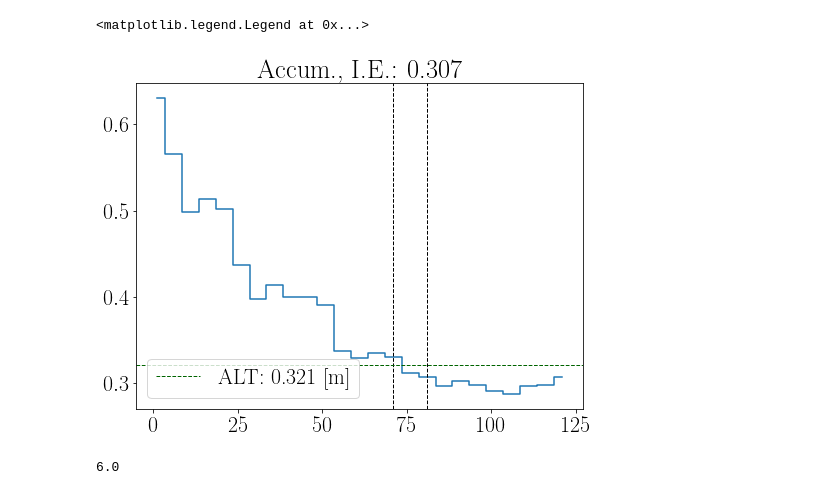
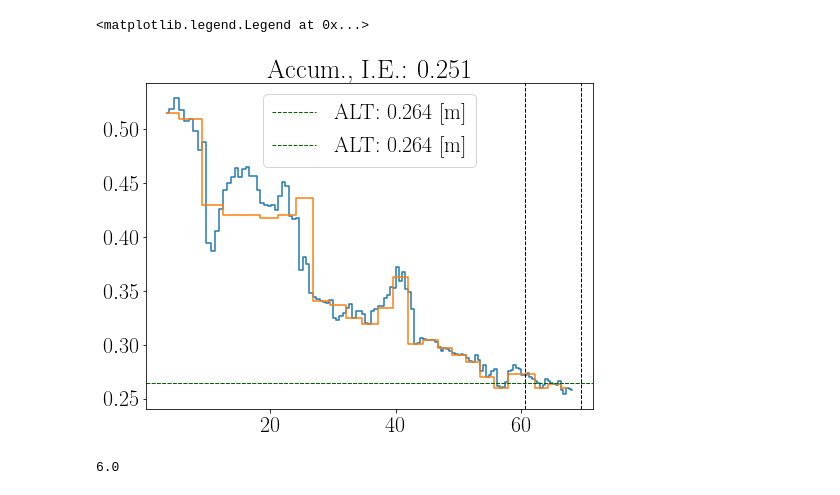
Before and after one commit to TheaQG/AWI_Bcores_Analysis, a Jupyter notebook: Constraints.ipynb, the cells around one changed output. Saved outputs shown, nothing was run; the diff lists cells and outputs as text; code cells hidden in the pictures.

```diff
--- a/Constraints.ipynb
+++ b/Constraints.ipynb
@@ -107,7 +107,3 @@ ax.legend();
 # %%
-lSecs = 5
-
-depthALT = np.asarray(depth)
-d18OALT = np.asarray(d18O)
-
-inst = AnnualLayerThick(depthALT, d18OALT, lSecs)
+lsecs = 5
+inst = AnnualLayerThick(np.asarray(depth), np.asarray(d18O), lsecs)
@@ -125,0 +110,2 @@ l_LT = np.mean(lMean[(vals_use > dTamb) & (vals_use < dLaki)])
+# %%
+fksMax, ls, lMean, lStd, depths = inst.ALT_fullCore_seq(shift=10)
@@ -125,0 +130,2 @@ l_LT = np.mean(lMean[(vals_use > dTamb) & (vals_use < dLaki)])
+# %%
+fksMax1, ls1, lMean1, lStd1, depths1 = inst.ALT_fullCore_seq(shift=50)
@@ -126,14 +150,20 @@ l_LT = np.mean(lMean[(vals_use > dTamb) & (vals_use < dLaki)])
+# %%
+#l_LT = np.mean(lMean[(vals_use > dTamb) & (vals_use < dLaki)])
+l_LT = np.mean(lMean[(depths > dTamb) & (depths < dLaki)])
+l_LT1 = np.mean(lMean1[(depths1 > dTamb) & (depths1 < dLaki)])
 # %%
 fig, ax = plt.subplots(figsize=(8,6))
-ax.step(vals[:-1], lMean, where='mid')
+ax.step(depths, lMean, where='mid')
+ax.step(depths1, lMean1, where='mid')
 ax.axvline(dTamb, c='k', ls='--',lw=1)
 ax.axvline(dLaki, c='k', ls='--',lw=1)
 ax.axhline(l_LT, c='darkgreen', lw=1, ls='--', label=f'ALT: {l_LT:.3f} [m]')
+ax.axhline(l_LT1, c='darkgreen', lw=1, ls='--', label=f'ALT: {l_LT1:.3f} [m]')
 ax.set(title=f'Accum., I.E.: {accumIE:.3f}')
 ax.legend()
 # %% [output]
 <matplotlib.legend.Legend at 0x...>
-[figure, old version]
+[figure, new version]
 # %%
 ALT = l_LT
 yrs = min(depth_LT) + ALT * np.arange(0,34)
```
Also changed, not shown: parts of 6 cells of this notebook, 9 other files.
